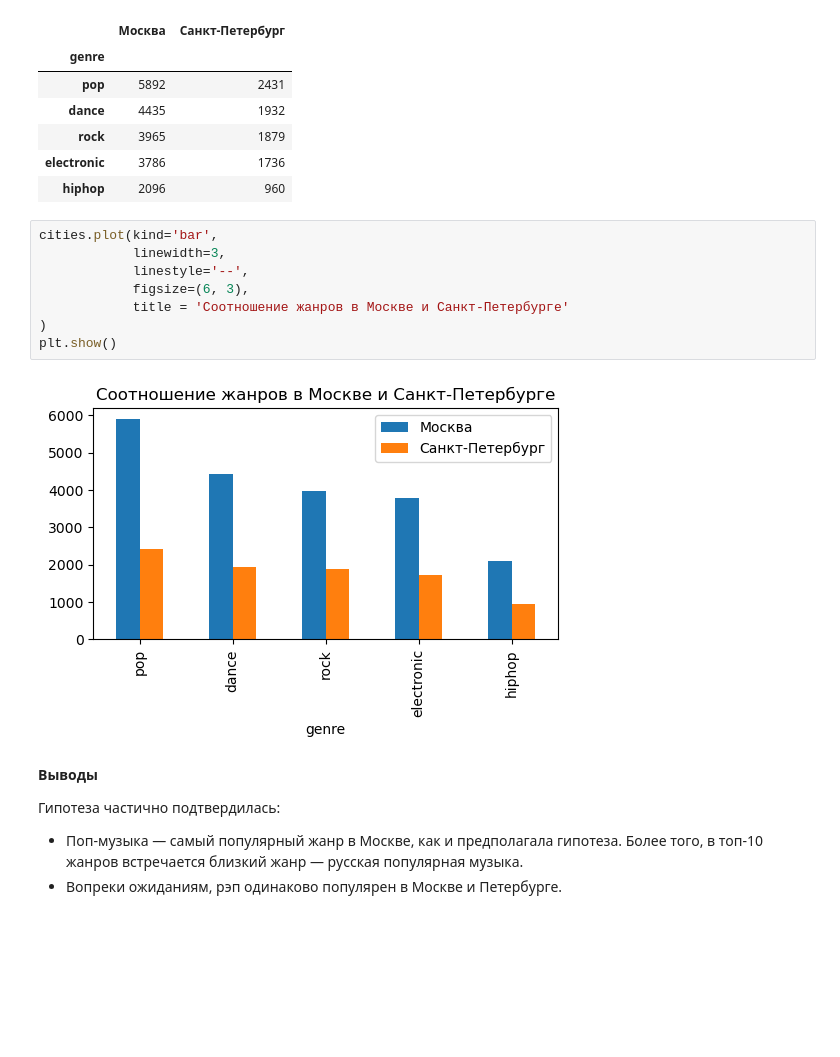
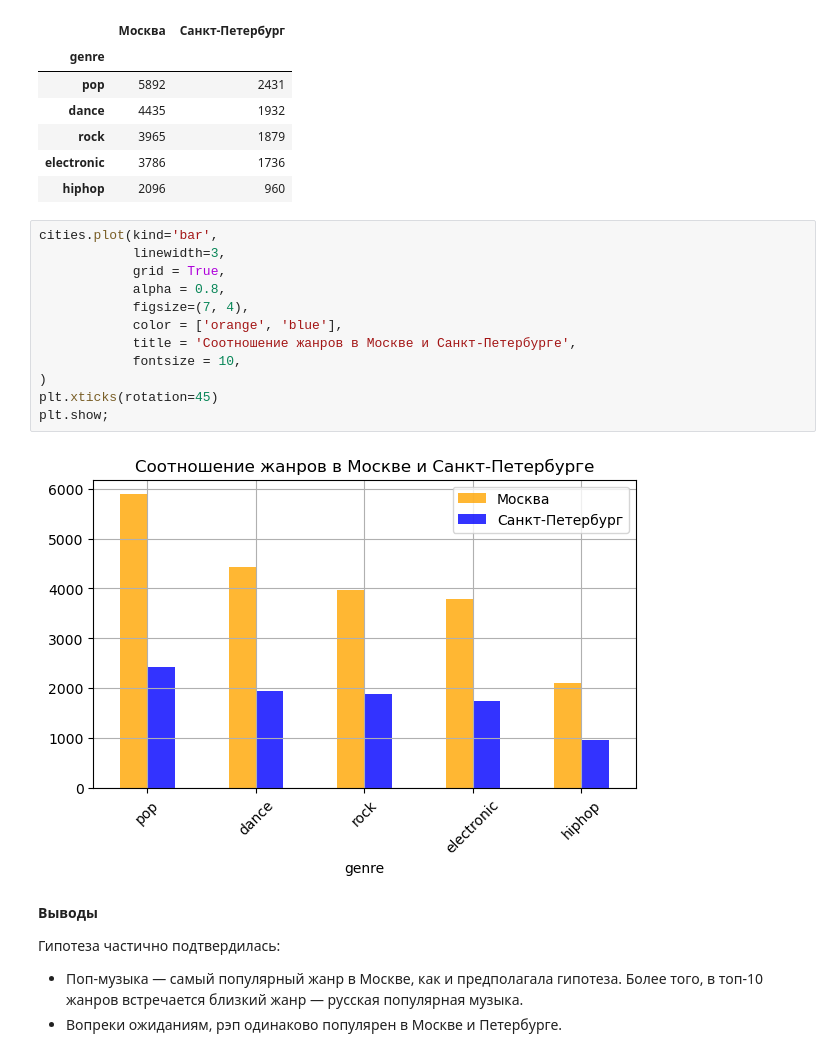
Before and after one commit to Vasart-ds/ya_music_ru, a Jupyter notebook: ya_music.ipynb, the cells around one changed output. Drawn from its saved outputs; the diff is of its cells as text; blank space fills up the shorter version.

Commit message:
complete version, updated graphs

```diff
--- a/ya_music.ipynb
+++ b/ya_music.ipynb
@@ -336,13 +336,17 @@ cities
 # %%
 cities.plot(kind='bar',
             linewidth=3,
-            linestyle='--',
-            figsize=(6, 3),
-            title = 'Соотношение жанров в Москве и Санкт-Петербурге'
+            grid = True,
+            alpha = 0.8,
+            figsize=(7, 4),
+            color = ['orange', 'blue'],
+            title = 'Соотношение жанров в Москве и Санкт-Петербурге',
+            fontsize = 10,
 )
-plt.show()
+plt.xticks(rotation=45)
+plt.show;
 # %% [output]
-[figure, old version]
+[figure, new version]
 # %% [markdown]
 **Выводы**
 
```
